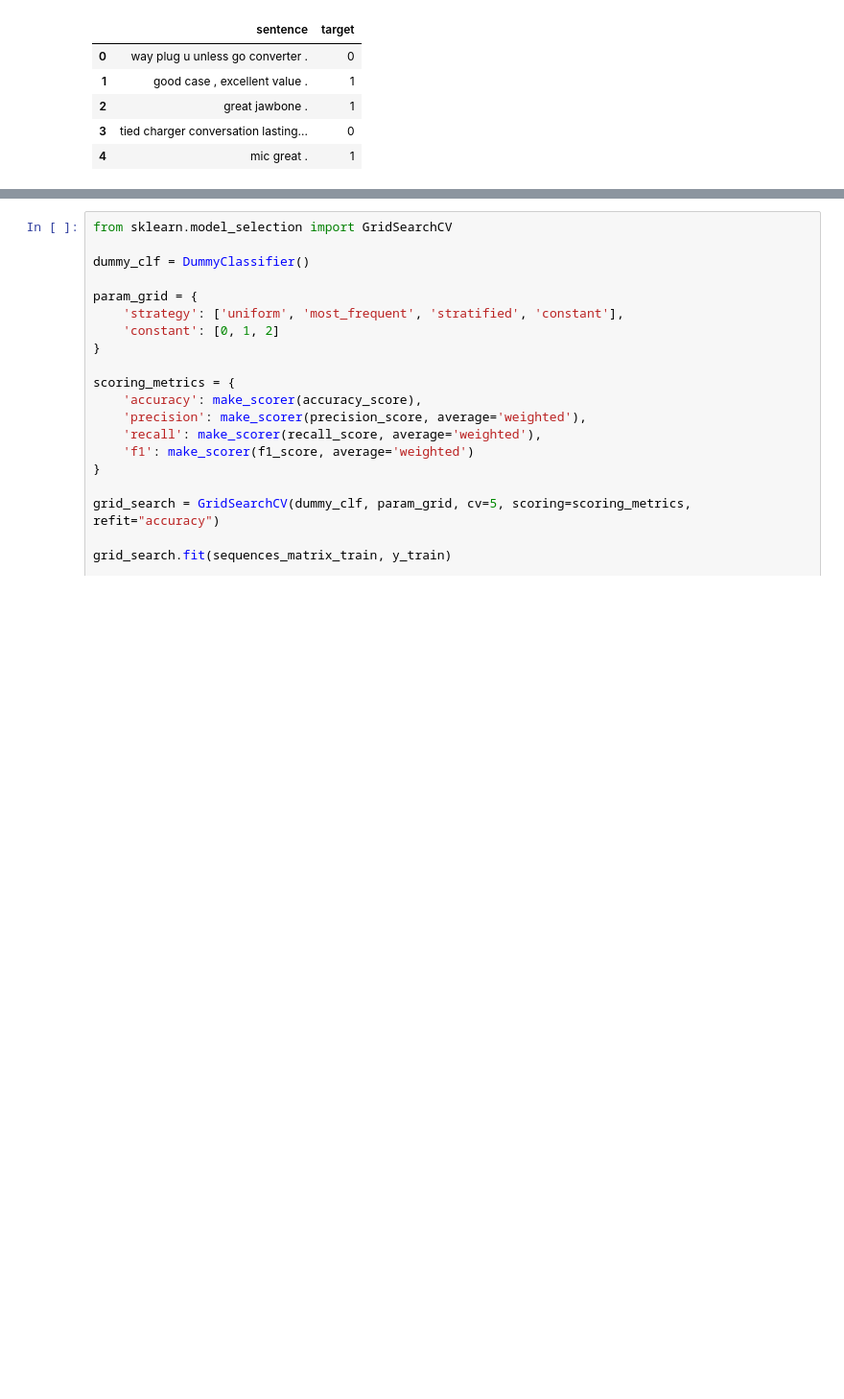
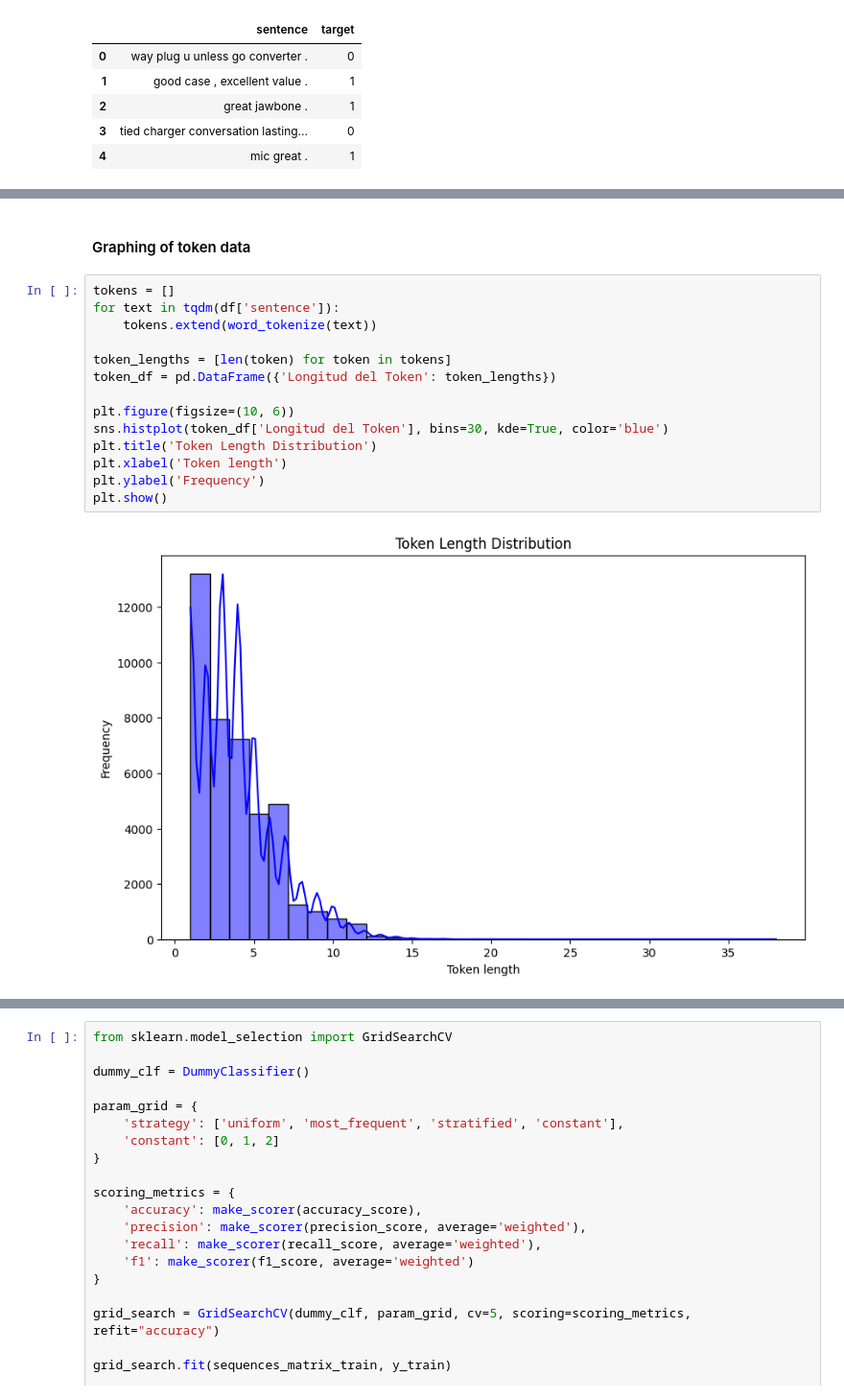
Before and after one commit to arango850/CED_III_TI_II, a Jupyter notebook: TI III.ipynb, the cells around one changed output, grey strips where cells are left out. Shown at 96% size. Cells and saved outputs as stored; diff of their text form; blank space fills up the shorter version.

```diff
--- a/TI III.ipynb
+++ b/TI III.ipynb
@@ -159,0 +222,18 @@ from sklearn.metrics import accuracy_score, precision_score, recall_score, f1_sc
+# %% [markdown]
+#### Graphing of token data
+# %%
+tokens = []
+for text in tqdm(df['sentence']):
+    tokens.extend(word_tokenize(text))
+
+token_lengths = [len(token) for token in tokens]
+token_df = pd.DataFrame({'Longitud del Token': token_lengths})
+
+plt.figure(figsize=(10, 6))
+sns.histplot(token_df['Longitud del Token'], bins=30, kde=True, color='blue')
+plt.title('Token Length Distribution')
+plt.xlabel('Token length')
+plt.ylabel('Frequency')
+plt.show()
+# %% [output]
+[figure, added]
```
Also changed, not shown: parts of 40 cells of this notebook, 3 other files.
